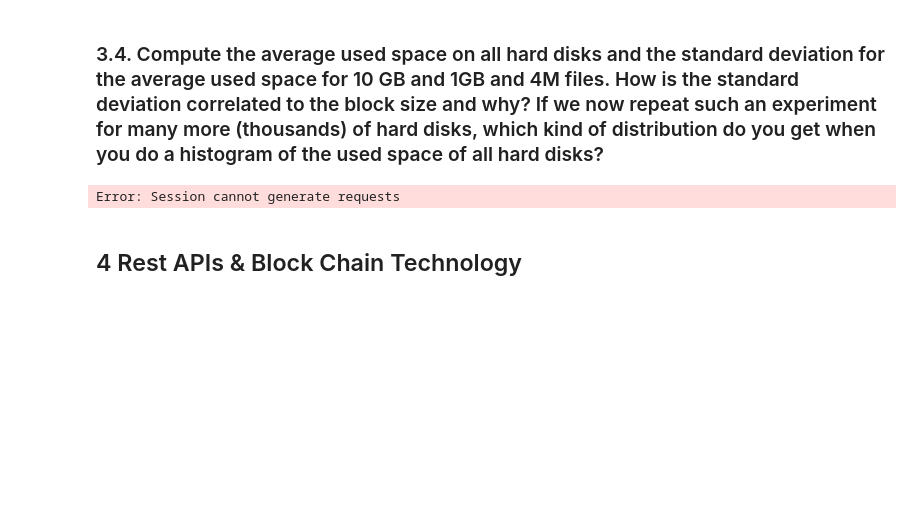
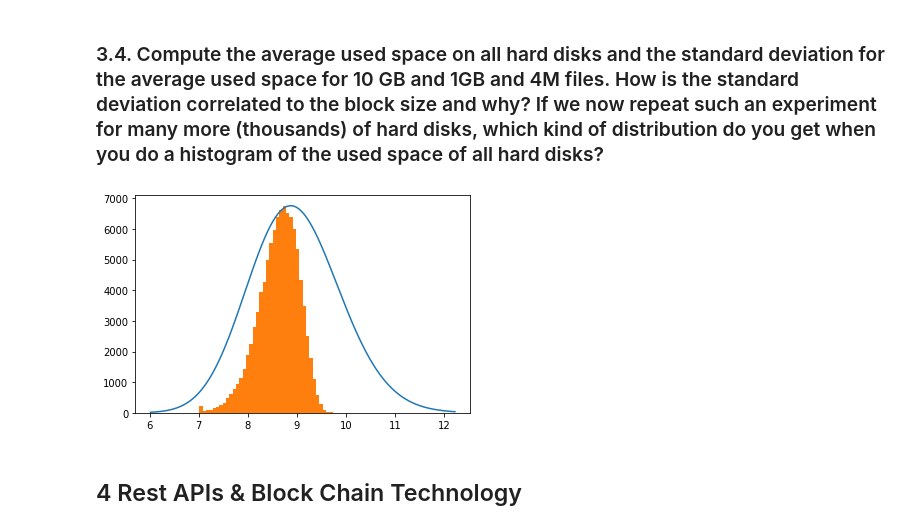
Before and after one commit to SaverioMonaco/MAPDAssignment, a Jupyter notebook: datamanagement.ipynb, the cells around one changed output. Cells and saved outputs as stored; diff of their text form; code cells hidden in the pictures; blank space fills up the shorter version.

```diff
--- a/datamanagement.ipynb
+++ b/datamanagement.ipynb
@@ -357,15 +357,15 @@ def place_files(N_disks, disk_size, file_size, cores_running = 1):
 
         # did we miss?
         excess = new_files - max_new_files
-        while np.any(excess > 0):
-            # by at least how many files?
-            ex = excess[excess>0].sum()
-            pl_ex = placings[-ex:]
-            placings = placings[:-ex]
-            ## Count how many files will be removed from each disk
-            rem_files, _ = np.histogram(pl_ex,bins = np.arange(N_disks+1))
-            new_files -= rem_files
-            excess = new_files - max_new_files
+        #while np.any(excess > 0):
+        #    # by at least how many files?
+        #    ex = excess[excess>0].sum()
+        #    pl_ex = placings[-ex:]
+        #    placings = placings[:-ex]
+        #    ## Count how many files will be removed from each disk
+        #    rem_files, _ = np.histogram(pl_ex,bins = np.arange(N_disks+1))
+        #    new_files -= rem_files
+        #    excess = new_files - max_new_files
 
         # is more than one disk full? Stepping back element by element.
         while (excess>=0).sum() > 1:
@@ -497,21 +497,25 @@ for file_size in sizes:
 
 plt.scatter(sizes,avgs)
 # %%
+import dask as dk
+from scipy.stats import nbinom
 ##Repeating experiment but with thousands of disks
 sizes = [4,1024,10*1024]
 N_disks = 2500
-results = []
+disk_size = 1024*1024
+cores_running = psutil.cpu_count()
+#results = []
 
-for file_size in sizes:
+for file_size in [10*1024]:#sizes:
     simulate = lambda N: dk.delayed()(
         [
             dk.delayed(place_files)(N_disks,disk_size,file_size, cores_running = cores_running).sum()\
             for _ in range(N)
         ]
         ).compute()
-    sims = np.array(simulate(500))
+    sims = np.array(simulate(100000))
     used = (N_disks*disk_size - sims)/1024/1024
-    results.append(used)
+    #results.append(used)
 
 
 #plt.hist(used, density=True)
@@ -522,18 +526,18 @@ for file_size in sizes:
 #plt.ylabel('density')
 #plt.show()
 # %%
-lb, ub = int(used.min()*1024*1024/file_size), int(used.max()*1024*1024/file_size)
-s = np.arange(lb,1.1*ub)
 goal = int(disk_size/file_size)
+lb, ub = int(used.min()*1024*1024/file_size)-goal, int(used.max()*1024*1024/file_size)-goal
+s = np.arange(lb,1.4*ub)
 rv = nbinom(goal,1/N_disks)
 p = rv.pmf(s)
-a, _ = np.histogram(used, bins = 20)
-k = 1/p.max()
+a, _ = np.histogram(used, bins = 40)
+k = a.max()/p.max()
 plt.plot(s*file_size/1024/1024,k*p)
-plt.hist(used, bins = 20, density = True)
+plt.hist(used, bins = 40)
 plt.show()
 # %% [output]
-Error: Session cannot generate requests
+[figure, added]
 # %% [markdown]
 ## 4 Rest APIs & Block Chain Technology
 # %% [markdown]
```
